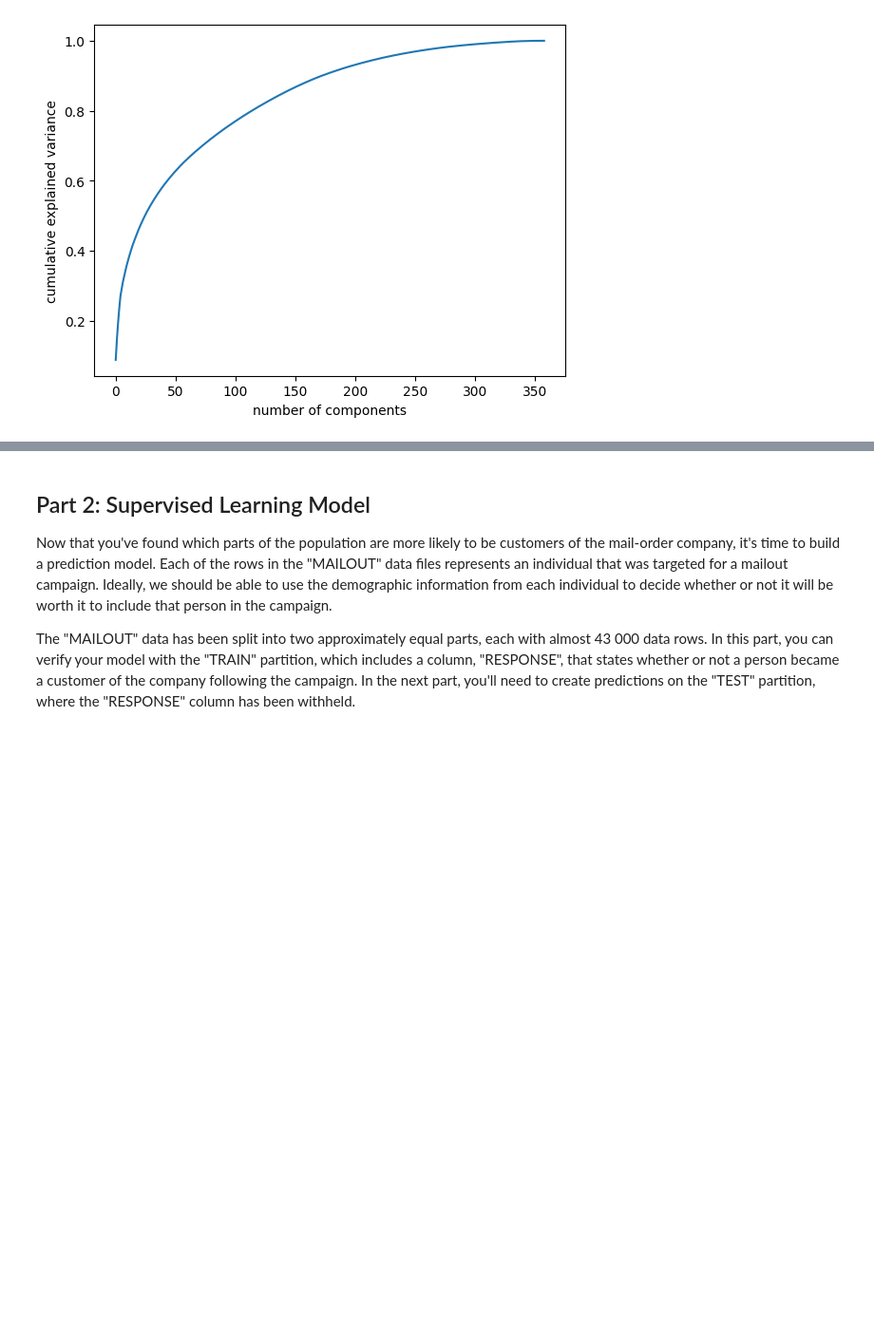
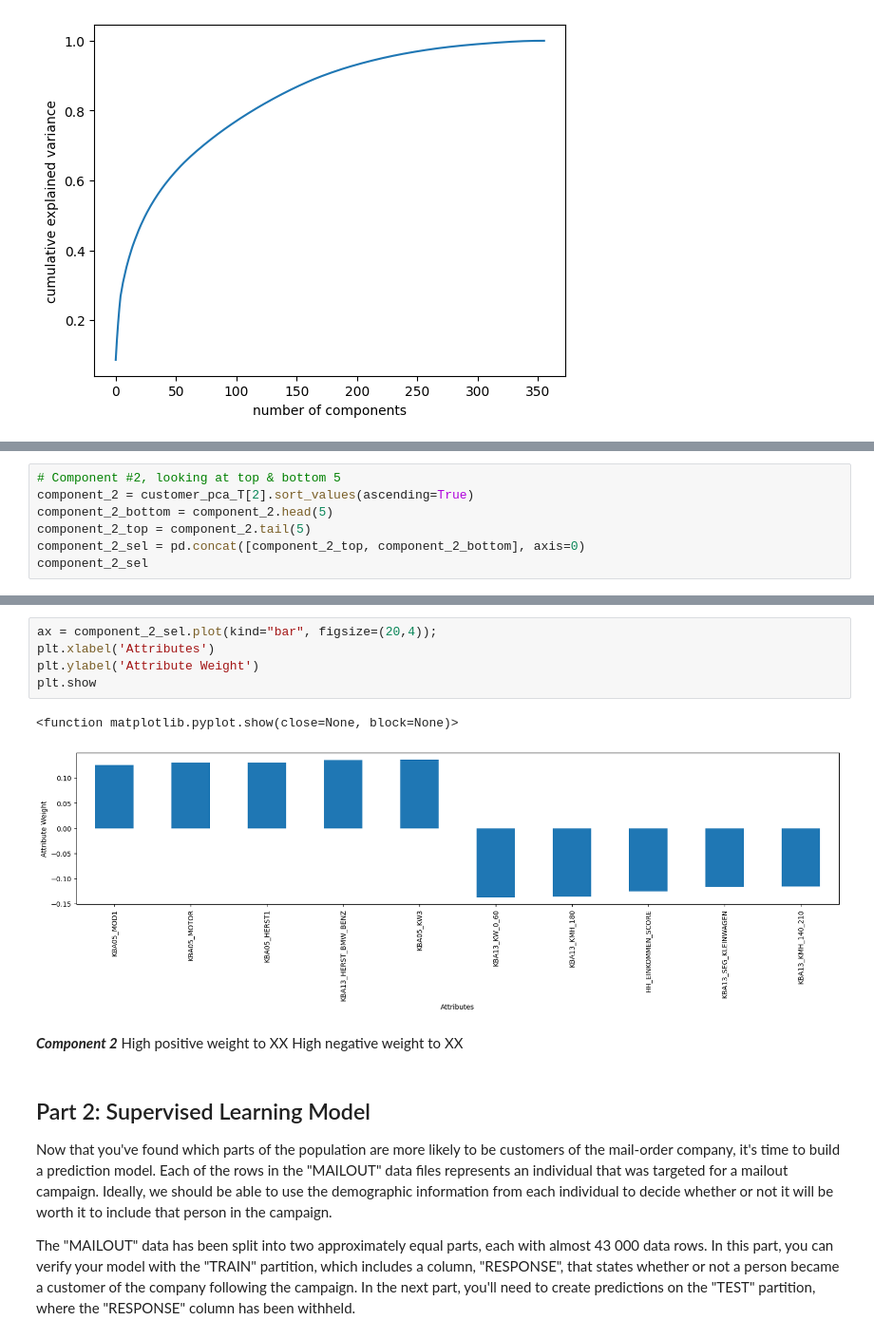
Before and after one commit to Aleaume/Udacity_DataSc_P4, a Jupyter notebook: Arvato Project Workbook.ipynb, the cells around one changed output, grey strips where cells are left out. Shown: that part at 95% size. Saved outputs shown, nothing was run; the diff lists cells and outputs as text; blank space fills up the shorter version.

```diff
--- a/Arvato Project Workbook.ipynb
+++ b/Arvato Project Workbook.ipynb
@@ -429,0 +527,7 @@ pca.components_[0].shape
+# %%
+# Component #2, looking at top & bottom 5
+component_2 = customer_pca_T[2].sort_values(ascending=True)
+component_2_bottom = component_2.head(5)
+component_2_top = component_2.tail(5)
+component_2_sel = pd.concat([component_2_top, component_2_bottom], axis=0)
+component_2_sel
@@ -430,3 +546,15 @@ pca.components_[0].shape
+# %%
+ax = component_2_sel.plot(kind="bar", figsize=(20,4));
+plt.xlabel('Attributes')
+plt.ylabel('Attribute Weight')
+plt.show
+# %% [output]
+<function matplotlib.pyplot.show(close=None, block=None)>
+[figure, added]
+# %% [markdown]
+***Component 2***
+High positive weight to XX
+High negative weight to XX
 # %% [markdown]
 ## Part 2: Supervised Learning Model
 
```
Also changed, not shown: parts of 15 cells of this notebook.
